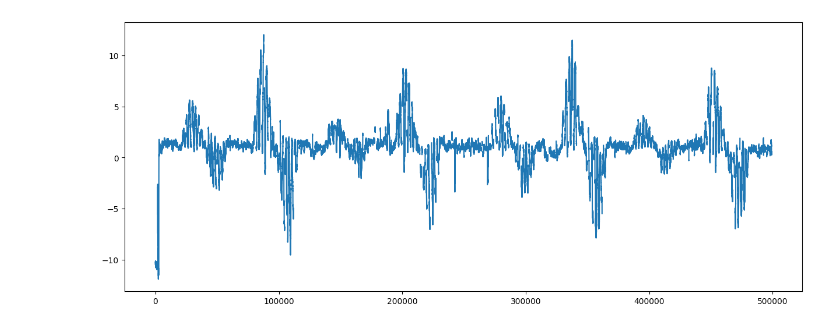
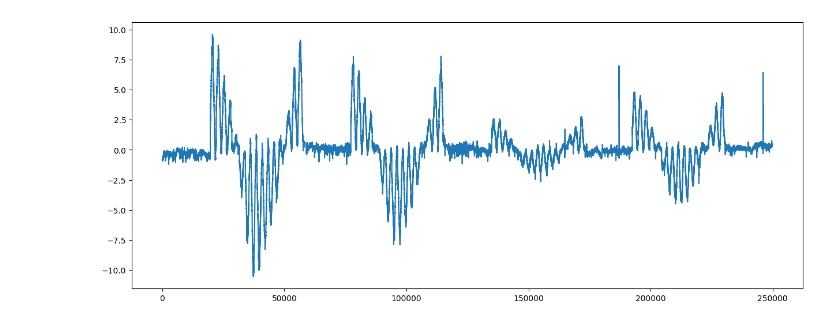
Before and after one commit to mszinte/pRF_analysis, a Jupyter notebook: RetinoMaps/eyetracking/dev/PurLoc_SacLoc/NEW_extract_eyedata.ipynb, the cells around one changed output. Cells and saved outputs as stored; diff of their text form; code cells hidden in the pictures.

```diff
--- a/RetinoMaps/eyetracking/dev/PurLoc_SacLoc/NEW_extract_eyedata.ipynb
+++ b/RetinoMaps/eyetracking/dev/PurLoc_SacLoc/NEW_extract_eyedata.ipynb
@@ -93 +85,5 @@ print(df_event_runs[0])
+# %%
+# Extrat data from physio and physioevents as dataframes
+df_event_runs = extract_data(main_dir, subject, task, ses, num_run, eye, file_type = "physioevents")
+df_data_runs = extract_data(main_dir, subject, task, ses, num_run, eye, file_type = "physio")
 # %%
@@ -207,11 +196,15 @@ for run_idx, df in enumerate(df_event_runs):
 # %%
 # Remove blinks
 # Put nan for blink time
-sampling_rate = 1000
-eye_data_runs_nan_blink = replace_blinks_with_nan(eye_data_runs,sampling_rate)
 
-plt_2 = plt.figure(figsize=(15, 6))
-plt.plot(eye_data_runs_nan_blink[:,2])
-plt.show()
+if blinks_rm == 'pupil_off':
+    eye_data_runs_nan_blink_run_1 = blinkrm_pupil_off(eye_data_runs_list[0],eyetracking_sampling)
+    eye_data_runs_nan_blink_run_2 = blinkrm_pupil_off(eye_data_runs_list[1],eyetracking_sampling)
+
+    plt_2 = plt.figure(figsize=(15, 6))
+    plt.plot(eye_data_runs_nan_blink_run_1[:,2])
+    plt.show()
+else:
+    print("No blink removal method specified")
 # %% [output]
  - blink replacement with NaN
@@ -222,20 +248,19 @@ time_start_trial[0,1,0] = 28772806 # trial, seq, run
 # %%
-# Flip Y axis and convert to dva
-
-scr_sizeX = 1920
-scr_sizeY = 1080
-screen_size = np.array([scr_sizeX,scr_sizeY])
-ppd = 52.00031911320716
-
-
+# Center, flip Y axis and convert to dva
 eye_data_runs[:,1] = (eye_data_runs[:,1] - (screen_size[0]/2))/ppd
 eye_data_runs[:,2] = -1.0*((eye_data_runs[:,2] - (screen_size[1]/2))/ppd)
 
 eye_data_runs_nan_blink[:,1] = (eye_data_runs_nan_blink[:,1] - (screen_size[0]/2))/ppd
 eye_data_runs_nan_blink[:,2] = -1.0*((eye_data_runs_nan_blink[:,2] - (screen_size[1]/2))/ppd)
 
+eye_data_runs_nan_blink_run_1[:,1] = (eye_data_runs_nan_blink_run_1[:,1] - (screen_size[0]/2))/ppd
+eye_data_runs_nan_blink_run_1[:,2] = -1.0*((eye_data_runs_nan_blink_run_1[:,2] - (screen_size[1]/2))/ppd)
+
+eye_data_runs_nan_blink_run_2[:,1] = (eye_data_runs_nan_blink_run_2[:,1] - (screen_size[0]/2))/ppd
+eye_data_runs_nan_blink_run_2[:,2] = -1.0*((eye_data_runs_nan_blink_run_2[:,2] - (screen_size[1]/2))/ppd)
+
 plt_3 = plt.figure(figsize=(15, 6))
-plt.plot(eye_data_runs_nan_blink[:,2])
+plt.plot(eye_data_runs_nan_blink_run_1[:,1])
 plt.show()
 # %% [output]
-[figure, old version]
+[figure, new version]
```
Also changed, not shown: parts of 22 cells of this notebook, 5 other files.
